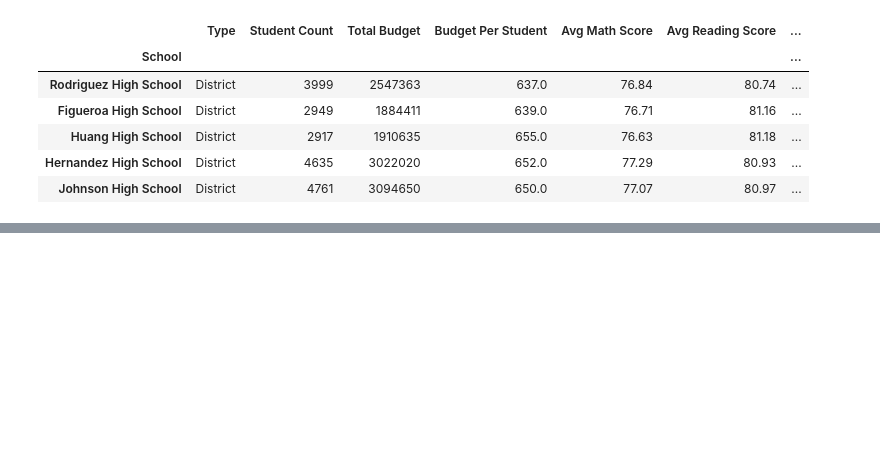
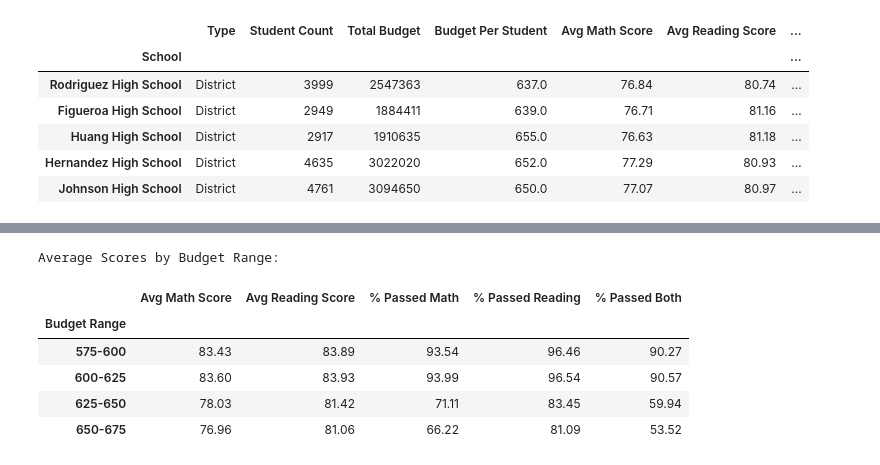
Before and after one commit to RL-Lane/pandas-challenge, a Jupyter notebook: PyCitySchools/PyCitySchools.ipynb, the cells around one changed output, grey strips where cells are left out. Cells and saved outputs as stored; diff of their text form; code cells hidden in the pictures; blank space fills up the shorter version.

```diff
--- a/PyCitySchools/PyCitySchools.ipynb
+++ b/PyCitySchools/PyCitySchools.ipynb
@@ -232,0 +343,22 @@ Bottom Five Schools:
+# %%
+budget_bins = [575,600,625,650,675]
+budget_names = ["575-600","600-625","625-650","650-675"]
+
+
+schools_final["Budget Range"] = pd.cut(schools_final["Budget Per Student"], budget_bins, labels=budget_names, include_lowest=True)
+budget_df = schools_final[[
+    "Avg Math Score","Avg Reading Score", "% Passed Math","% Passed Reading","% Passed Both", "Budget Range"
+]]
+budget_group_df = budget_df.groupby("Budget Range")
+budget_summary_df = budget_group_df.mean().round(2)
+
+print("Average Scores by Budget Range:")
+budget_summary_df
+# %% [output]
+Average Scores by Budget Range:
+|  | Avg Math Score | Avg Reading Score | % Passed Math | % Passed Reading | % Passed Both |
+| Budget Range |  |  |  |  |  |
+| 575-600 | 83.43 | 83.89 | 93.54 | 96.46 | 90.27 |
+| 600-625 | 83.60 | 83.93 | 93.99 | 96.54 | 90.57 |
+| 625-650 | 78.03 | 81.42 | 71.11 | 83.45 | 59.94 |
+| 650-675 | 76.96 | 81.06 | 66.22 | 81.09 | 53.52 |
```
Also changed, not shown: parts of 6 cells of this notebook, 1 other file.
